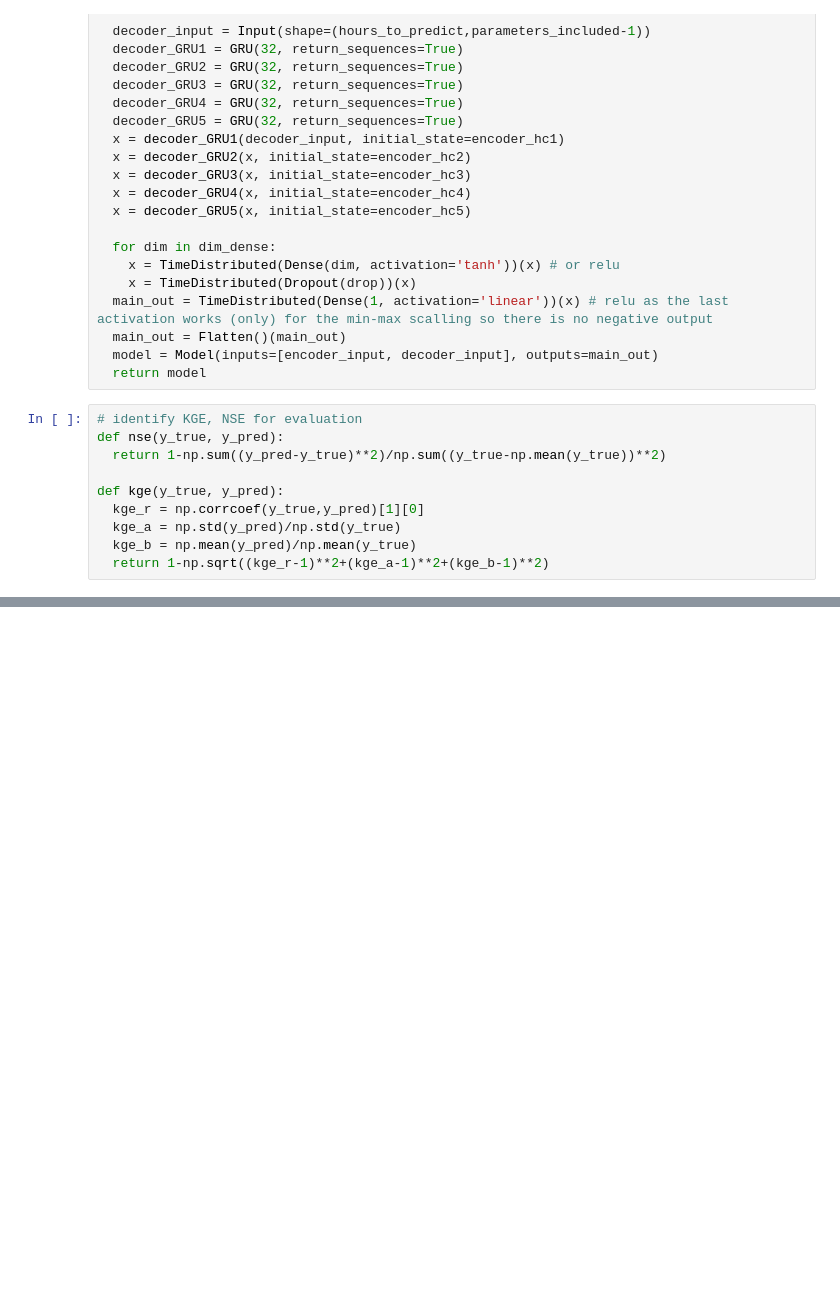
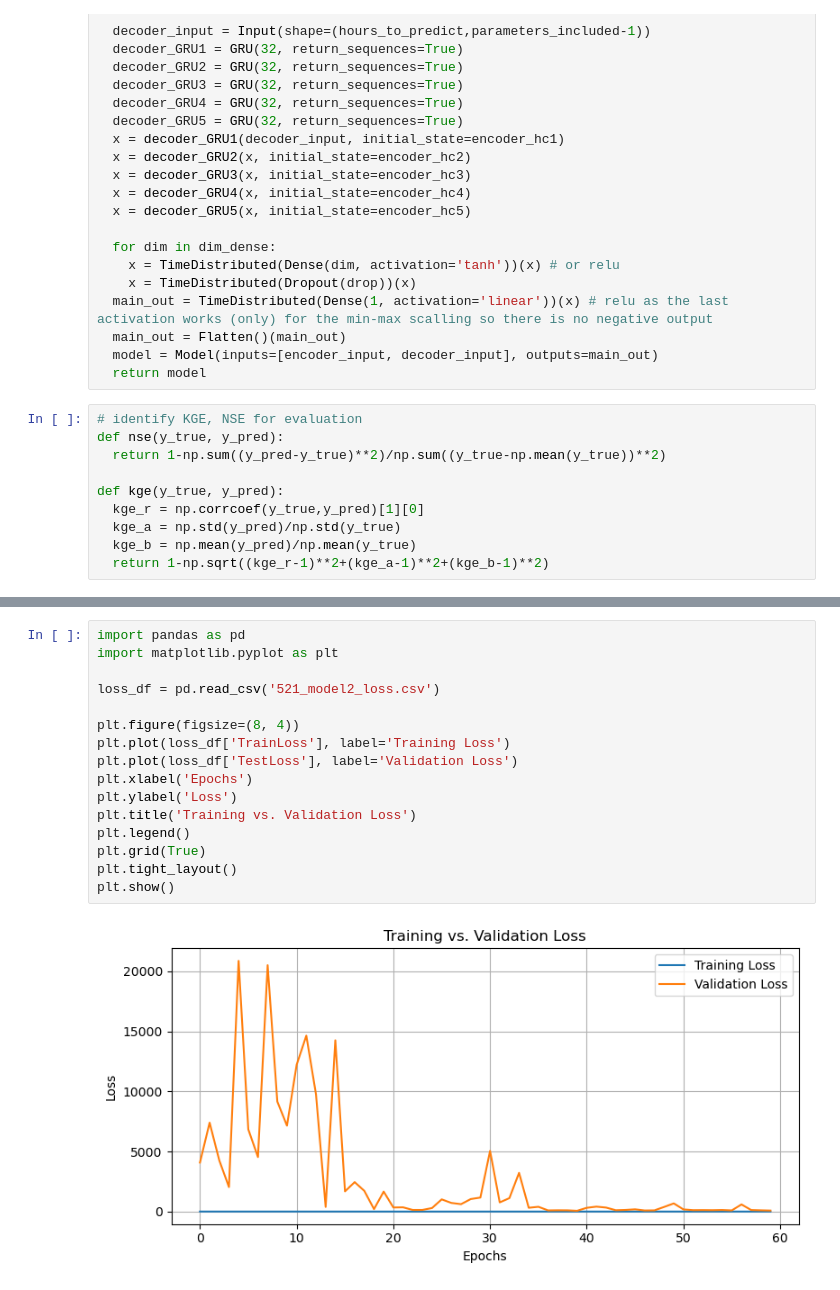
Before and after one commit to uihilab/HydroLSTM, a Jupyter notebook: model2_NRM.ipynb, the cells around one changed output, grey strips where cells are left out. Saved outputs shown, nothing was run; the diff lists cells and outputs as text; blank space fills up the shorter version.

```diff
--- a/model2_NRM.ipynb
+++ b/model2_NRM.ipynb
@@ -228,0 +284,18 @@ Epoch 00072: early stopping
+# %%
+import pandas as pd
+import matplotlib.pyplot as plt
+
+loss_df = pd.read_csv('521_model2_loss.csv')
+
+plt.figure(figsize=(8, 4))
+plt.plot(loss_df['TrainLoss'], label='Training Loss')
+plt.plot(loss_df['TestLoss'], label='Validation Loss')
+plt.xlabel('Epochs')
+plt.ylabel('Loss')
+plt.title('Training vs. Validation Loss')
+plt.legend()
+plt.grid(True)
+plt.tight_layout()
+plt.show()
+# %% [output]
+[figure, added]
```
Also changed, not shown: parts of 6 cells of this notebook.
